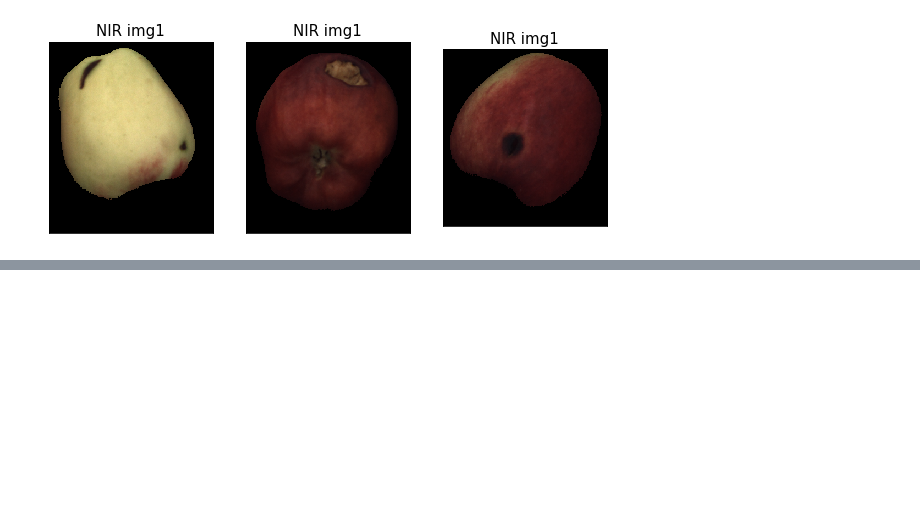
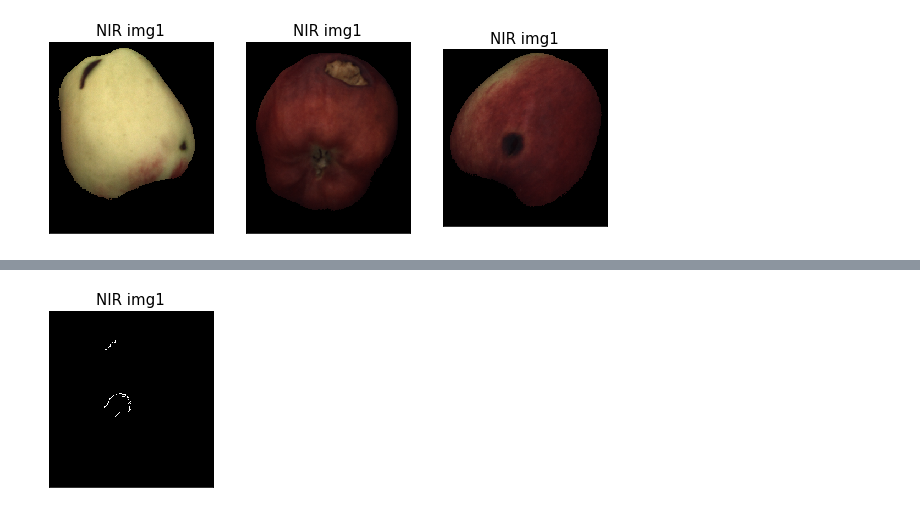
Before and after one commit to pptr3/fruit-inspection, a Jupyter notebook: Untitled.ipynb, the cells around one changed output, grey strips where cells are left out. Cells and saved outputs as stored; diff of their text form; code cells hidden in the pictures; blank space fills up the shorter version.

```diff
--- a/Untitled.ipynb
+++ b/Untitled.ipynb
@@ -120,0 +160,6 @@ plt.show()
+# %%
+wa = canny3.copy()
+for i in range(eroded_mask1.shape[0]):
+    for j in range(eroded_mask1.shape[1]):
+        if eroded_mask1[i, j] == 0:
+            wa[i, j] = 0
@@ -120,0 +173,8 @@ plt.show()
+# %%
+plt.figure(figsize=(10,10))
+plt.subplot(2,3,1)
+plt.imshow(wa, cmap='gray', vmin=0, vmax=255);
+plt.title("NIR img1", fontsize = 15)
+plt.xticks([]), plt.yticks([]);
+# %% [output]
+[figure, added]
```
Also changed, not shown: parts of 14 cells of this notebook.
